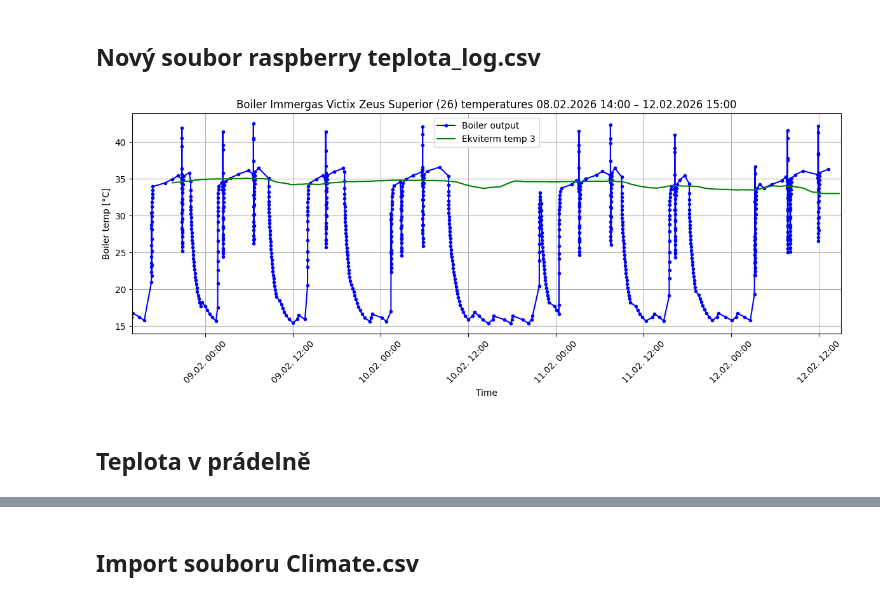
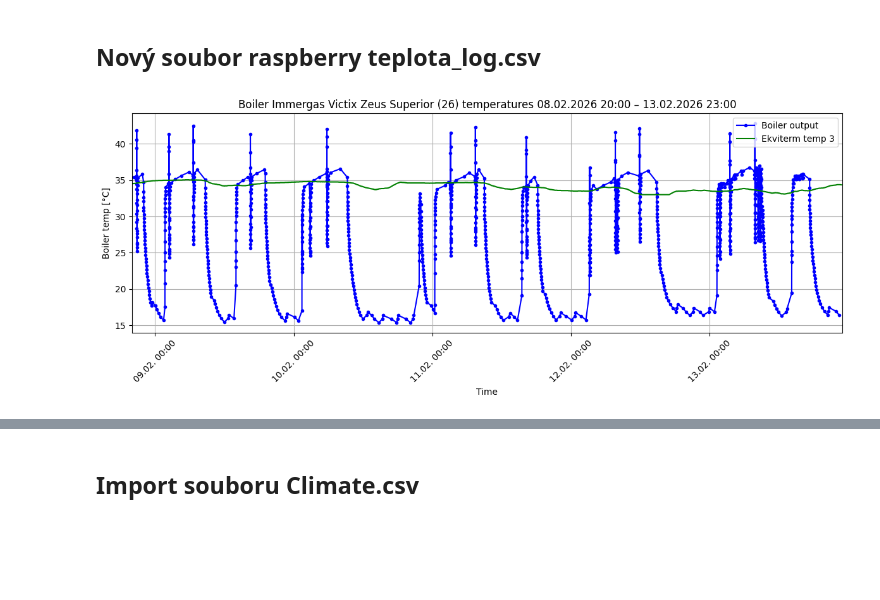
Before and after one commit to MarekCoderslab/Teploty_kotle, a Jupyter notebook: Teplota_kotle.ipynb, the cells around one changed output, grey strips where cells are left out. Drawn from its saved outputs; the diff is of its cells as text; code cells hidden in the pictures; blank space fills up the shorter version.

```diff
--- a/Teplota_kotle.ipynb
+++ b/Teplota_kotle.ipynb
@@ -22,7 +22,11 @@ import pandas as pd
 import matplotlib.pyplot as plt
 
 df = pd.read_csv("teplota_log.csv", header=None, names=["Time", "Value"])
-df["Time"] = pd.to_datetime(df["Time"], errors="coerce")
+df["Time"] = (
+    pd.to_datetime(df["Time"], errors="coerce")
+    .dt.tz_localize("Europe/Prague") # ← DŮLEŽITÉ
+)
+
 df["Value"] = pd.to_numeric(df["Value"], errors="coerce")
 df = df.dropna().sort_values("Time").drop_duplicates("Time")
 
@@ -275,20 +304,24 @@ plt.show()
 import matplotlib.pyplot as plt
 import matplotlib.dates as mdates
 import pandas as pd
+import zoneinfo
 
-# 11.2. v 19:00 vrácena ekvitermí regulace z MANuálního provozu 33°C
-
-# --- RUČNÍ NASTAVENÍ ČASOVÉHO OKNA ---
-start_time = pd.Timestamp("2026-02-8 14:00:00")
-end_time   = pd.Timestamp("2026-02-12 15:00:00")
+# --- ČASOVÉ OKNO (musí mít stejnou zónu jako Netatmo) ---
+start_time = pd.Timestamp("2026-02-8 20:00:00", tz="Europe/Prague")
+end_time   = pd.Timestamp("2026-02-13 23:00:00", tz="Europe/Prague")
 
 plt.figure(figsize=(12,5))
 ax = plt.gca()
 
 # ---------------------------------------------------------
-# 1) KOTEL – df (čas BEZ časové zóny)
+# 1) KOTEL – převedeme do stejné zóny jako Netatmo
 # ---------------------------------------------------------
 df["Time"] = pd.to_datetime(df["Time"], errors="coerce")
+
+if df["Time"].dt.tz is None:
+    df["Time"] = df["Time"].dt.tz_localize("Europe/Prague")
+else:
+    df["Time"] = df["Time"].dt.tz_convert("Europe/Prague")
 
 ax.plot(
     df["Time"],
@@ -299,44 +332,44 @@ ax.plot(
 )
 
 # ---------------------------------------------------------
-# 2) NETATMO – vytvoření time_local + odstranění zóny
+# 2) NETATMO – timestamp je UTC → převedeme do Europe/Prague
 # ---------------------------------------------------------
 df_netatmo["time_local"] = (
     pd.to_datetime(df_netatmo["timestamp"], unit="s", utc=True)
     .dt.tz_convert("Europe/Prague")
 )
 
-# Matplotlib neumí míchat timezone-aware a naive → odstraníme zónu
-df_netatmo["time_local_naive"] = df_netatmo["time_local"].dt.tz_localize(None)
-
 ax.plot(
-    df_netatmo["time_local_naive"],
+    df_netatmo["time_local"],
     df_netatmo["Boiler_water_2"],
     color="green",
     label="Ekviterm temp 3"
 )
 
 # ---------------------------------------------------------
 # 3) ČASOVÉ OKNO
 # ---------------------------------------------------------
 ax.set_xlim(start_time, end_time)
 
-# Formát osy X
-ax.xaxis.set_major_formatter(mdates.DateFormatter('%d.%m. %H:%M'))
+# ---------------------------------------------------------
+# 4) FORMÁT OSY X – nastavíme Europe/Prague
+# ---------------------------------------------------------
+ax.xaxis.set_major_formatter(
+    mdates.DateFormatter('%d.%m. %H:%M', tz=zoneinfo.ZoneInfo("Europe/Prague"))
+)
+
 plt.xticks(rotation=45)
 
 plt.title(
     f"Boiler Immergas Victix Zeus Superior (26) temperatures "
     f"{start_time:%d.%m.%Y %H:%M} – {end_time:%d.%m.%Y %H:%M}"
 )
 
 ax.set_xlabel("Time")
 ax.set_ylabel("Boiler temp [°C]")
 plt.grid(True)
 plt.legend()
 plt.tight_layout()
 plt.show()
 # %% [output]
-[figure, old version]
+[figure, new version]
-# %% [markdown]
-## Teplota v prádelně
```
Also changed, not shown: parts of 12 cells of this notebook, 4 other files.
